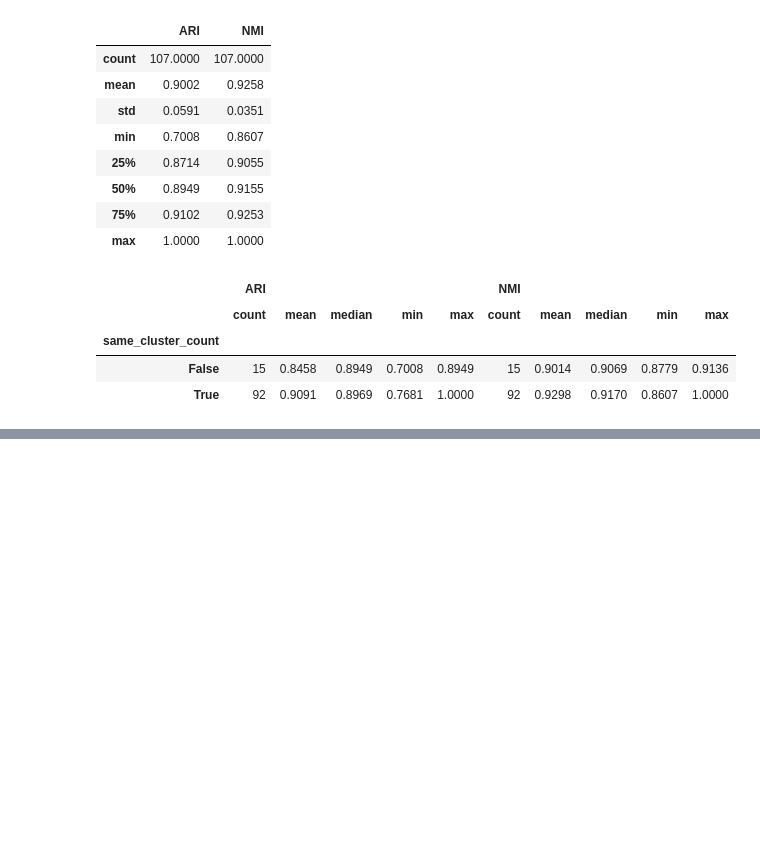
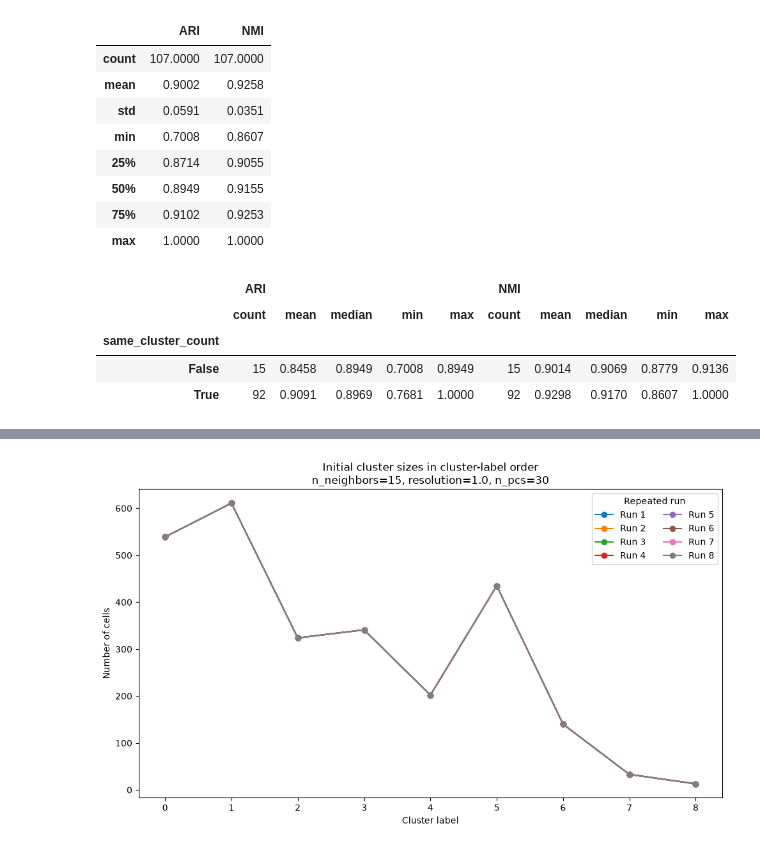
Before and after one commit to Lolarh/Agentic_Omics_Thesis, a Jupyter notebook: between_run_analysis_fixed_vs_varied.ipynb, the cells around one changed output, grey strips where cells are left out. Drawn from its saved outputs; the diff is of its cells as text; code cells hidden in the pictures; blank space fills up the shorter version.

Commit message:
Update reproducibility and seed comparison analyses

```diff
--- a/between_run_analysis_fixed_vs_varied.ipynb
+++ b/between_run_analysis_fixed_vs_varied.ipynb
@@ -382,0 +487,98 @@ exact_matches.to_csv(output_dir / "exact_match_audit.csv", index=False)
+# %%
+fixed_dir = (
+    Path.cwd()
+    / "experiments"
+    / "llm_seed42_agent_repeatability_20261018_222712_094535"
+    / "fixed_experiment_log"
+)
+
+records = []
+
+for filepath in fixed_dir.glob("*.json"):
+    with filepath.open("r", encoding="utf-8") as f:
+        data = json.load(f)
+
+    initial = next(
+        (
+            it for it in data["iterations"]
+            if it["iteration"] == 0
+        ),
+        None,
+    )
+
+    if initial is None:
+        continue
+
+    params = initial["parameters"]
+    metrics = initial["metrics"]
+
+    records.append({
+        "file": filepath.name,
+        "leiden_seed": data["leiden_seed"],
+        "n_neighbors": params["n_neighbors"],
+        "resolution": params["resolution"],
+        "n_pcs": params["n_pcs"],
+        "n_clusters": metrics["n_clusters"],
+        "cluster_sizes": metrics["cluster_sizes"],
+    })
+
+df = pd.DataFrame(records).sort_values("file").reset_index(drop=True)
+
+# Verify that all runs used the same initial parameters.
+parameter_cols = ["n_neighbors", "resolution", "n_pcs"]
+
+if len(df[parameter_cols].drop_duplicates()) != 1:
+    raise ValueError(
+        "Initial parameters differ between runs:\n"
+        f"{df[parameter_cols].drop_duplicates()}"
+    )
+
+# Display the initial-run summary.
+print(df.drop(columns="cluster_sizes").to_string(index=False))
+
+
+# Preserve the original cluster-label order.
+plot_rows = []
+
+for _, row in df.iterrows():
+    for cluster_label, size in row["cluster_sizes"].items():
+        plot_rows.append({
+            "run": row["file"],
+            "leiden_seed": row["leiden_seed"],
+            "cluster_label": str(cluster_label),
+            "cells": size,
+        })
+
+plot_df = pd.DataFrame(plot_rows)
+
+# Plot cluster sizes in their original label order.
+fig, ax = plt.subplots(figsize=(10, 6))
+
+for i, (run, group) in enumerate(
+    plot_df.groupby("run", sort=False),
+    start=1,
+):
+    ax.plot(
+        group["cluster_label"],
+        group["cells"],
+        marker="o",
+        label=f"Run {i}",
+    )
+
+params = df.iloc[0]
+
+ax.set(
+    xlabel="Cluster label",
+    ylabel="Number of cells",
+    title=(
+        "Initial cluster sizes in cluster-label order\n"
+        f"n_neighbors={params['n_neighbors']}, "
+        f"resolution={params['resolution']}, "
+        f"n_pcs={params['n_pcs']}"
+    ),
+)
+
+ax.legend(title="Repeated run", ncol=2)
+fig.tight_layout()
+plt.show()
+# %% [output]
@@ -382,0 +594 @@ exact_matches.to_csv(output_dir / "exact_match_audit.csv", index=False)
+[figure, added]
```
Also changed, not shown: parts of 7 cells of this notebook, 2 other files.
